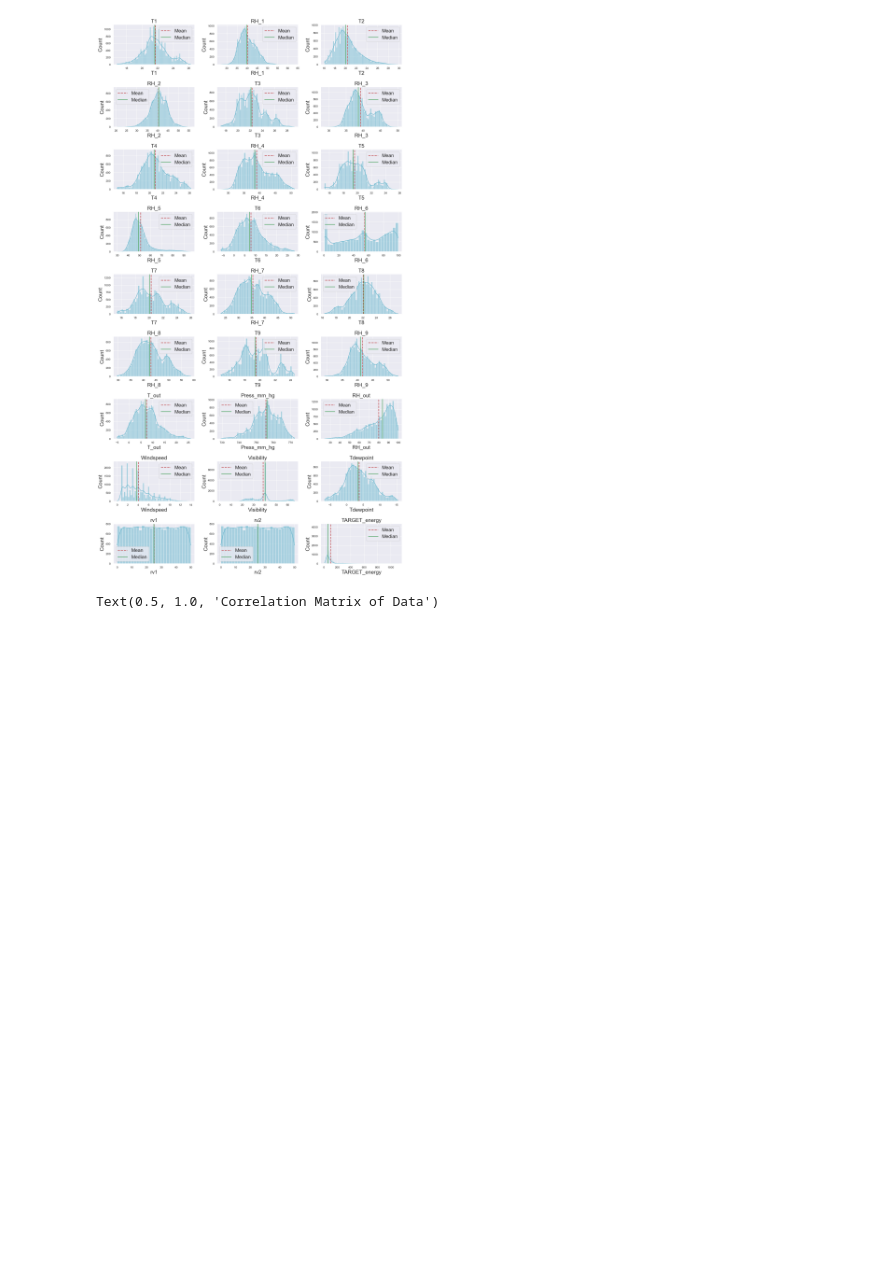
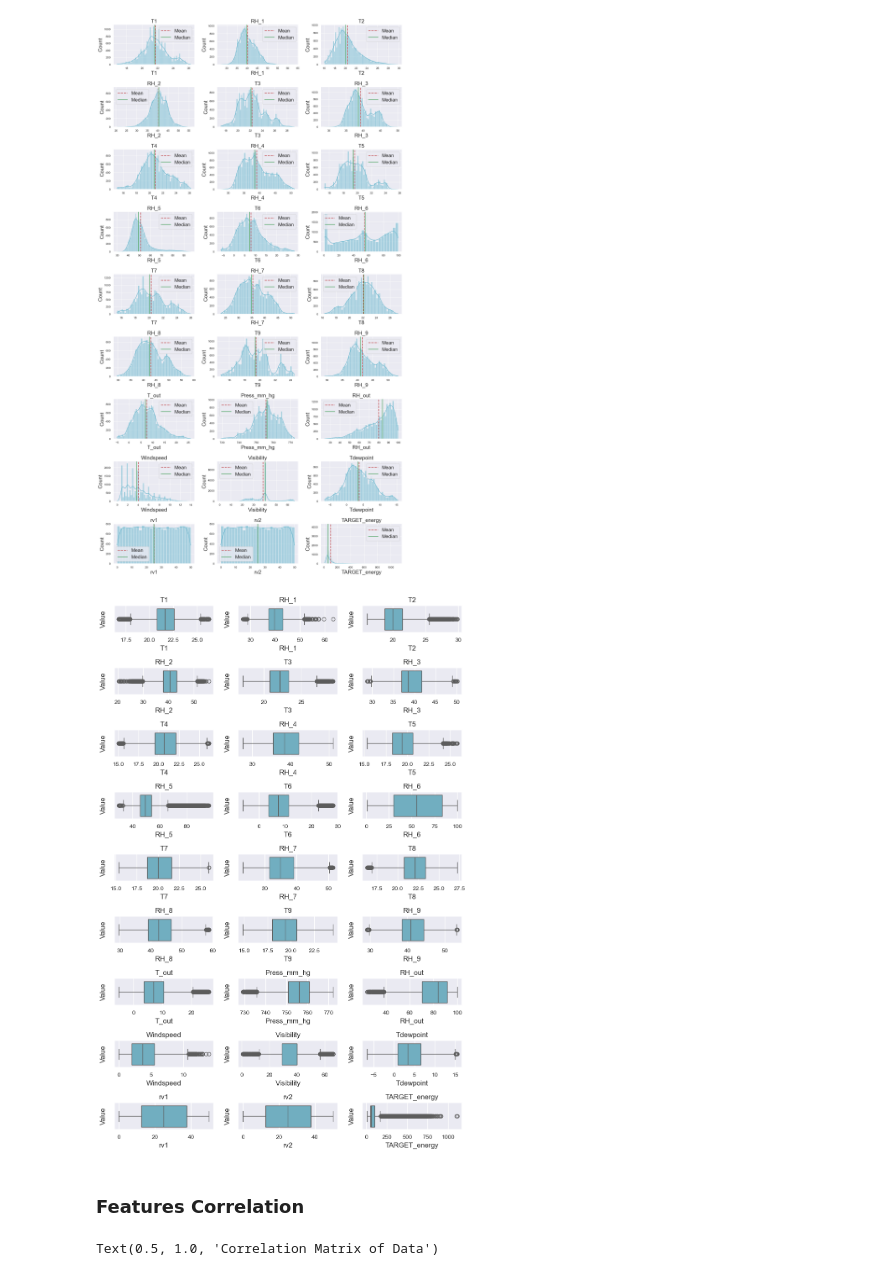
Before and after one commit to bitrao/Appliance-Energy-Use-Prediction, a Jupyter notebook: Energy-Used-Prediction.ipynb, the cells around one changed output. Saved outputs shown, nothing was run; the diff lists cells and outputs as text; code cells hidden in the pictures; blank space fills up the shorter version.

Commit message:
Add general EDA and data preprocessing

```diff
--- a/Energy-Used-Prediction.ipynb
+++ b/Energy-Used-Prediction.ipynb
@@ -53,3 +74,5 @@ ____________ Some first data examples ____________
 | 3 | 2016-01-22 15:30:00 | 18.290000 | 38.900000 | 17.290000 | 39.260000 | 18.390000 | 39.326667 | 16.100000 | 38.790000 | 16.100000 | ... | ... |
 | 4 | 2016-02-10 00:40:00 | 22.290000 | 42.333333 | 21.600000 | 40.433333 | 22.666667 | 43.363333 | 19.100000 | 40.900000 | 19.290000 | ... | ... |
 5 rows × 28 columns
+# %%
+df['date'] = pd.to_datetime(df['date'])
@@ -55,0 +81,2 @@ ____________ Some first data examples ____________
+# %%
+eda_df = df.copy()
@@ -90,4 +122,38 @@ def plot_all_histograms_grid(font_scale=1.5, single_figsize=(5, 3), tick_label_s
 
     plt.tight_layout()
     plt.show()
+# %%
+def plot_all_boxplots_grid(df, font_scale=1, single_figsize=(3, 1.5), tick_label_size=10, color='c', n_cols=3):
+    """
+    Plot boxplots for all numerical columns in a grid layout.
+
+    Parameters:
+    - font_scale: float, scale factor for font size
+    - single_figsize: tuple, size of the each figure (width, height)
+    - tick_label_size: int, size of the tick labels
+    - color: boxplot color
+    - n_cols: int, number of columns in the grid
+
+    """
+    sns.set(font_scale=font_scale)
+    numerical_columns = df.select_dtypes(include='number').columns
+    n_rows = (len(numerical_columns) + n_cols - 1) // n_cols  # Calculate the number of rows needed
+
+    # Adjust figsize based on number of rows and columns
+    fig, axes = plt.subplots(n_rows, n_cols, figsize=(single_figsize[0] * n_cols, single_figsize[1] * n_rows))
+    axes = axes.flatten()  # Flatten the 2D array of axes
+
+    for i, column in enumerate(numerical_columns):
+        sns.boxplot(data=df, x=column, color=color, ax=axes[i])
+        axes[i].set_title(f'{column}')
+        axes[i].set_xlabel(f'{column}')
+        axes[i].set_ylabel('Value')
+        axes[i].tick_params(axis='both', labelsize=tick_label_size)
+
+    # Hide any unused subplots
+    for j in range(i + 1, len(axes)):
+        fig.delaxes(axes[j])
+
+    plt.tight_layout()
+    plt.show()
 # %%
@@ -95,5 +161,11 @@ plot_all_histograms_grid()
 # %% [output]
 [figure]
+# %%
+plot_all_boxplots_grid(eda_df)
+# %% [output]
+[figure, added]
+# %% [markdown]
+### Features Correlation
 # %%
 date_removed_df = df.drop(columns=['date'])
 
```
Also changed, not shown: parts of 85 cells of this notebook.
